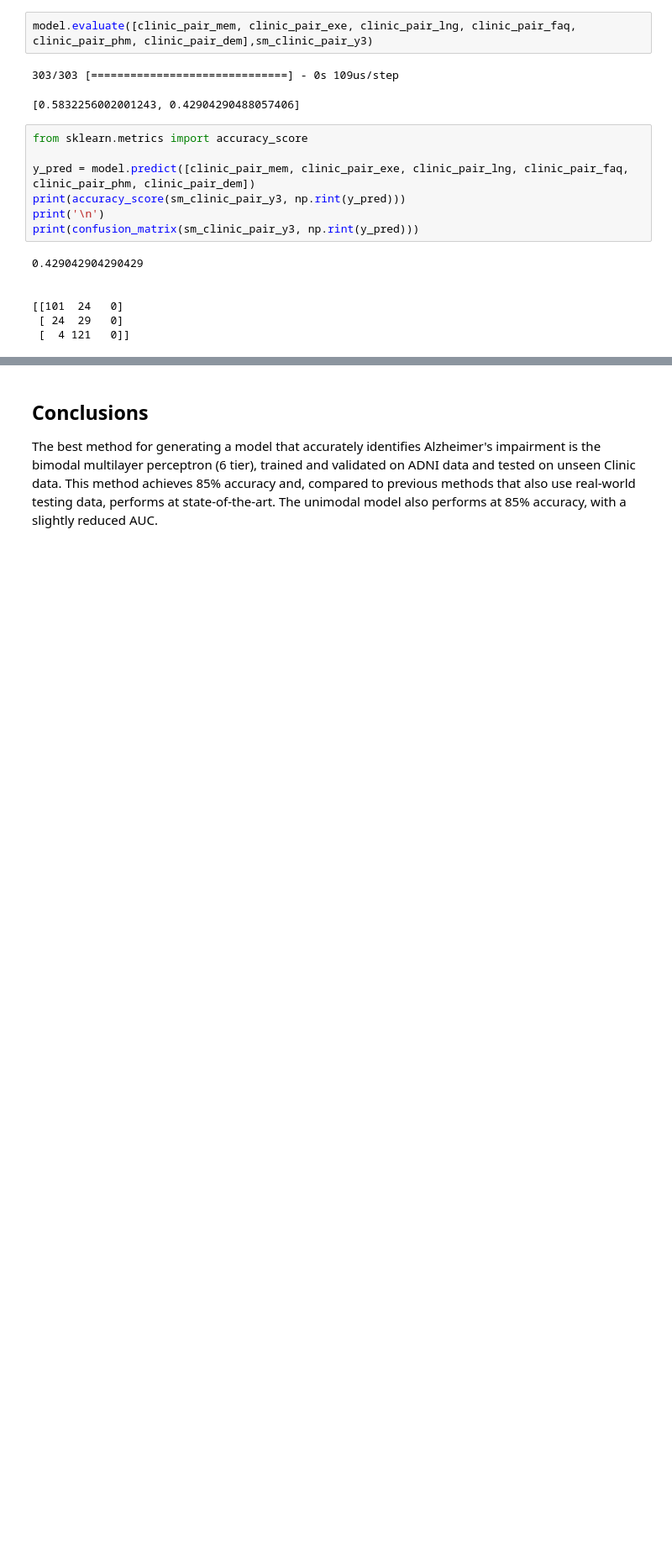
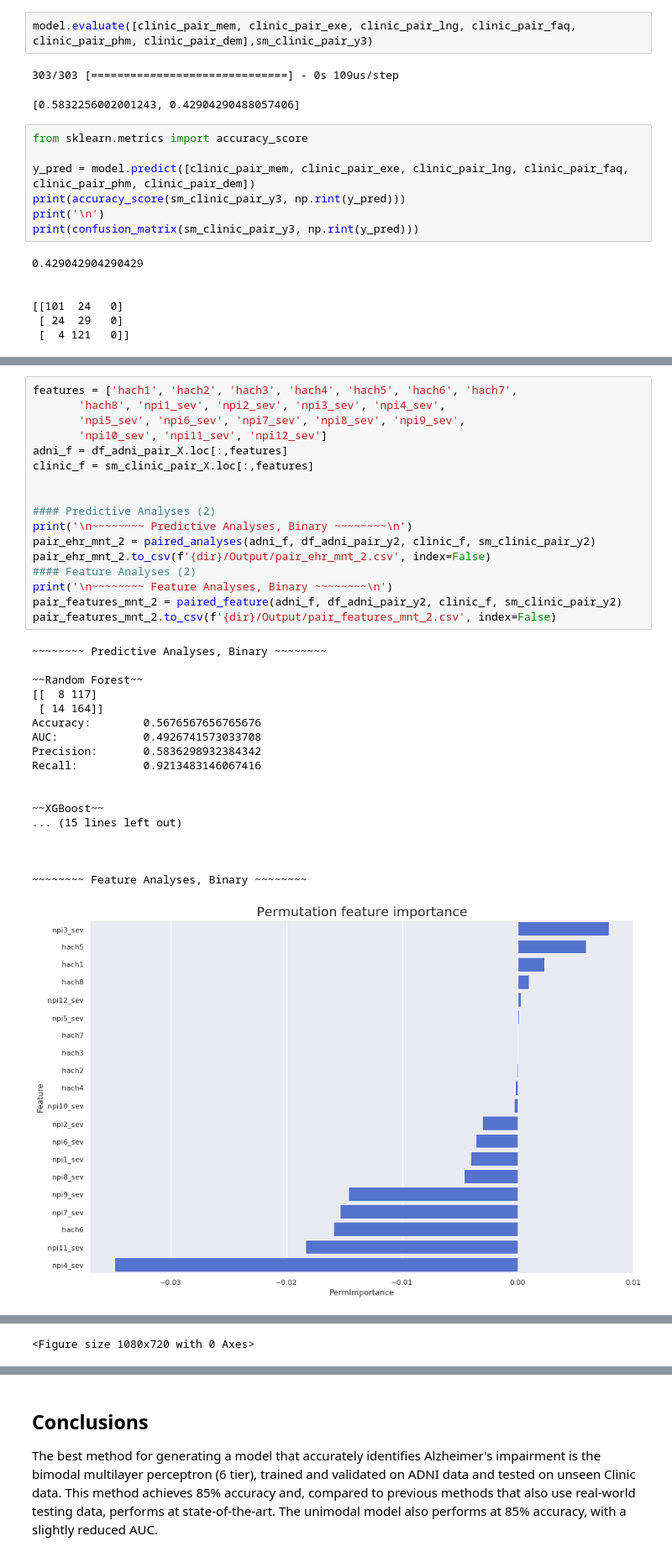
Before and after one commit to mjkleiman/streamlineAD, a Jupyter notebook: KleimanPhD_Chp2.ipynb, the cells around one changed output, grey strips where cells are left out. Shown at 84% size. Cells and saved outputs as stored; diff of their text form; blank space fills up the shorter version.

```diff
--- a/KleimanPhD_Chp2.ipynb
+++ b/KleimanPhD_Chp2.ipynb
@@ -1869,0 +2063,36 @@ print(confusion_matrix(sm_clinic_pair_y3, np.rint(y_pred)))
+# %%
+features = ['hach1', 'hach2', 'hach3', 'hach4', 'hach5', 'hach6', 'hach7',
+       'hach8', 'npi1_sev', 'npi2_sev', 'npi3_sev', 'npi4_sev',
+       'npi5_sev', 'npi6_sev', 'npi7_sev', 'npi8_sev', 'npi9_sev',
+       'npi10_sev', 'npi11_sev', 'npi12_sev']
+adni_f = df_adni_pair_X.loc[:,features]
+clinic_f = sm_clinic_pair_X.loc[:,features]
+
+
+#### Predictive Analyses (2)
+print('\n~~~~~~~~ Predictive Analyses, Binary ~~~~~~~~\n')
+pair_ehr_mnt_2 = paired_analyses(adni_f, df_adni_pair_y2, clinic_f, sm_clinic_pair_y2)
+pair_ehr_mnt_2.to_csv(f'{dir}/Output/pair_ehr_mnt_2.csv', index=False)
+#### Feature Analyses (2)
+print('\n~~~~~~~~ Feature Analyses, Binary ~~~~~~~~\n')
+pair_features_mnt_2 = paired_feature(adni_f, df_adni_pair_y2, clinic_f, sm_clinic_pair_y2)
+pair_features_mnt_2.to_csv(f'{dir}/Output/pair_features_mnt_2.csv', index=False)
+# %% [output]
+~~~~~~~~ Predictive Analyses, Binary ~~~~~~~~
+
+~~Random Forest~~
+[[  8 117]
+ [ 14 164]]
+Accuracy:        0.5676567656765676
+AUC:             0.4926741573033708
+Precision:       0.5836298932384342
+Recall:          0.9213483146067416
+
+
+~~XGBoost~~
+... (15 lines left out)
+
+
+
+~~~~~~~~ Feature Analyses, Binary ~~~~~~~~
+[figure, added]
@@ -1869,0 +2100 @@ print(confusion_matrix(sm_clinic_pair_y3, np.rint(y_pred)))
+<Figure size 1080x720 with 0 Axes>
```
Also changed, not shown: parts of 22 cells of this notebook.
